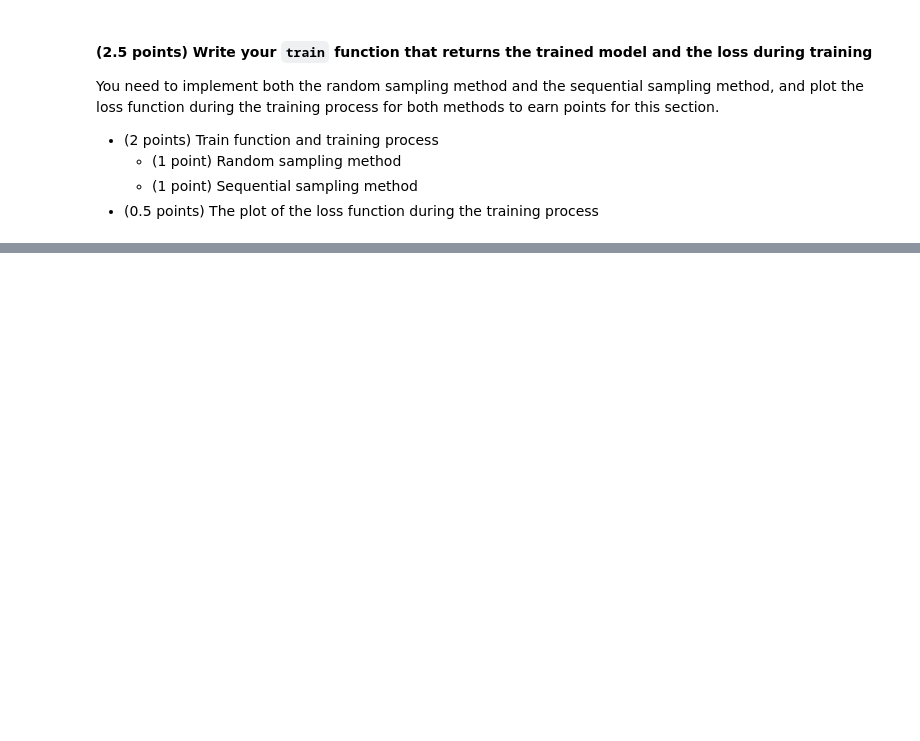
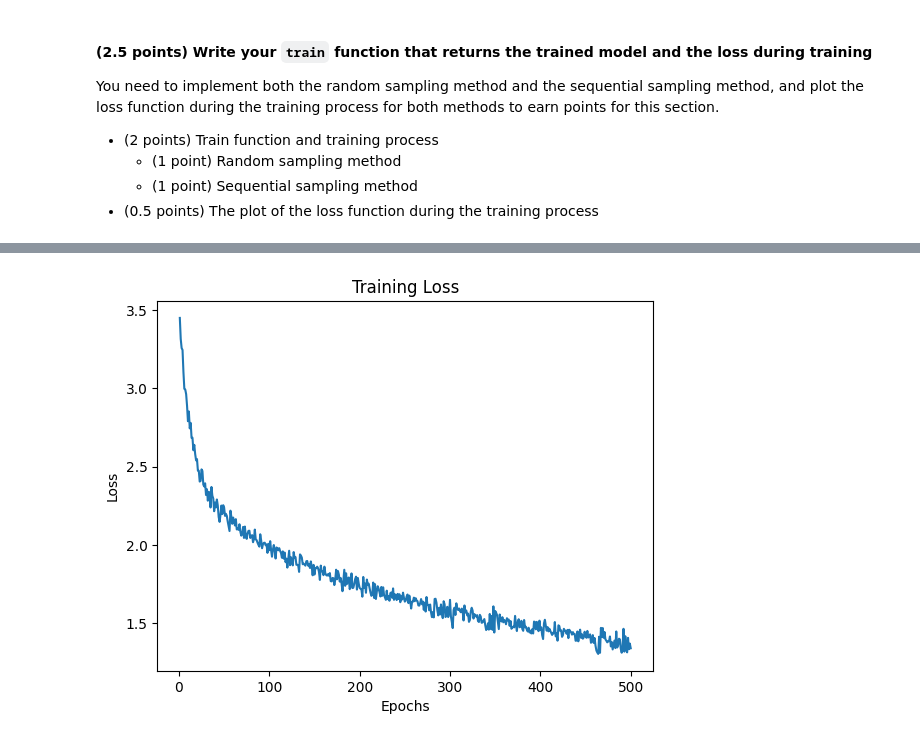
Before and after one commit to mahsaama/NeuralNetworks, a Jupyter notebook: Assignment11/RNN_Scratch.ipynb, the cells around one changed output, grey strips where cells are left out. Saved outputs shown, nothing was run; the diff lists cells and outputs as text; code cells hidden in the pictures; blank space fills up the shorter version.

```diff
--- a/Assignment11/RNN_Scratch.ipynb
+++ b/Assignment11/RNN_Scratch.ipynb
@@ -213,8 +226,8 @@ def rnn(inputs, state, params):
     # Shape of `X`: (`batch_size`, `vocab_size`)
     for X in inputs:
         # Compute the hidden state H and output Y at each time step
-        H = NotImplemented
-        Y = NotImplemented
+        H = torch.tanh(torch.mm(X, W_xh) + torch.mm(H, W_hh) + b_h)
+        Y = torch.mm(H, W_hy) + b_y
         outputs.append(Y)
     return torch.cat(outputs, dim=0), (H,)
 # %% [markdown]
@@ -292,14 +305,16 @@ Implement the following `grad_clipping` function below.
 
 Replace `NotImplemented` with your code.
 # %%
-
 def grad_clipping(net, theta):
     """Clip the gradient."""
     if isinstance(net, nn.Module):
         params = [p for p in net.parameters() if p.requires_grad]
     else:
         params = net.params
-    NotImplemented
+    norm = torch.sqrt(sum(torch.sum((p.grad**2)) for p in params))
+    if norm > theta:
+        for param in params:
+            param.grad[:] *= theta / norm
 # %% [markdown]
 ## Training (2.5 points)
 # %% [markdown]
@@ -333,8 +348,3 @@ You need to implement both the random sampling method and the sequential samplin
     -  (1 point) Random sampling method
     -  (1 point) Sequential sampling method
 - (0.5 points) The plot of the loss function during the training process
-# %%
-def train(model, train_iter, device, criterion, optimizer, num_epochs, random_sampling=True):
-    # Set random_sampling = True to perform random sampling method
-    # Set random_sampling = False then perform sequential sampling method
-    NotImplemented
@@ -340,0 +414,4 @@ def train(model, train_iter, device, criterion, optimizer, num_epochs, random_sa
+# %%
+print("Training with sequential sampling...")
+train(model, train_iter, device, criterion, optimizer, num_epochs, random_sampling=False)
+# %% [output]
@@ -340,0 +435 @@ def train(model, train_iter, device, criterion, optimizer, num_epochs, random_sa
+[figure, added]
```
Also changed, not shown: parts of 7 cells of this notebook.
